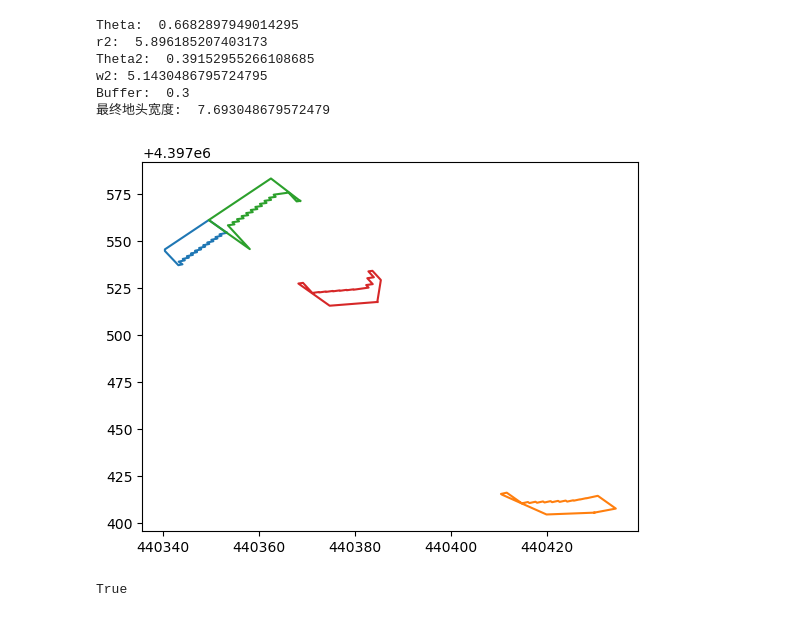
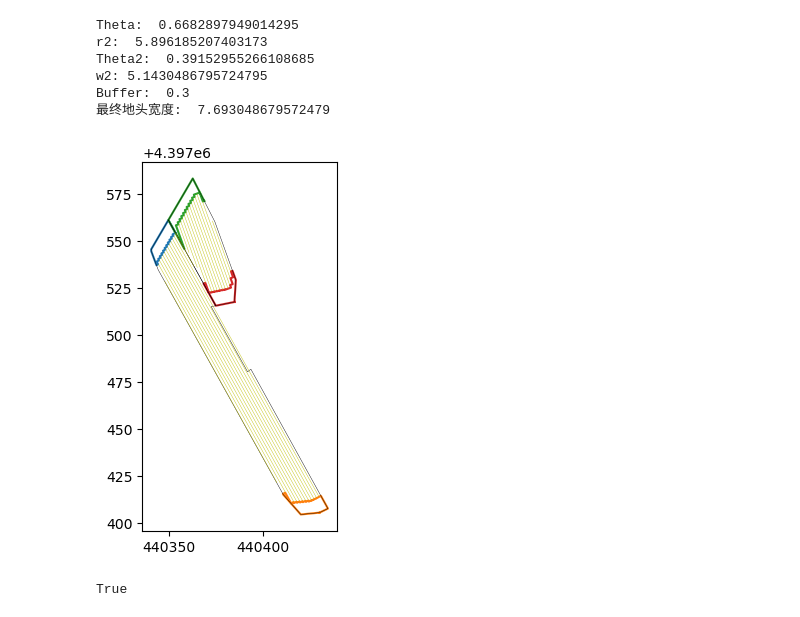
Before and after one commit to Teayyyy/CPP_on_Mountainous_Hilly_Field, a Jupyter notebook: Scratch/test_combine_headland.ipynb, the cells around one changed output. Cells and saved outputs as stored; diff of their text form; code cells hidden in the pictures.

```diff
--- a/Scratch/test_combine_headland.ipynb
+++ b/Scratch/test_combine_headland.ipynb
@@ -89,10 +89,15 @@ for item in all_headland:
 # %%
 # 显示
 _, ax = plt.subplots()
 for polygon in single_polygon_headland:
     ax.plot(*polygon.exterior.xy)
+for polygon in split_polygon:
+    ax.plot(*polygon.exterior.xy, color='black', linewidth=0.3)
+for path in all_land_path:
+    path.plot(ax=ax, color='y', linewidth=0.3)
+ax.set_aspect('equal')
 # %% [output]
-[figure, old version]
+[figure, new version]
 # %%
 # 消除过大的毛边，同时测试是否能够相交
 single_polygon_headland[0].intersects(single_polygon_headland[2].buffer(0.3))
```
Also changed, not shown: parts of 2 cells of this notebook, 52 other files.
